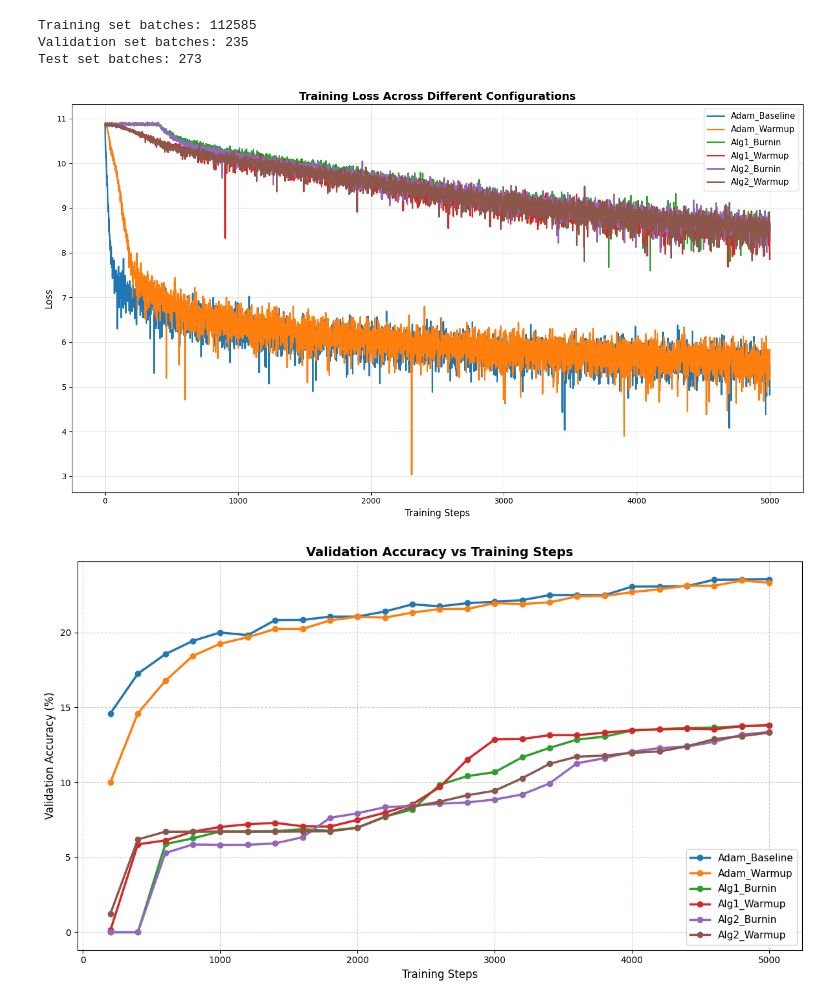
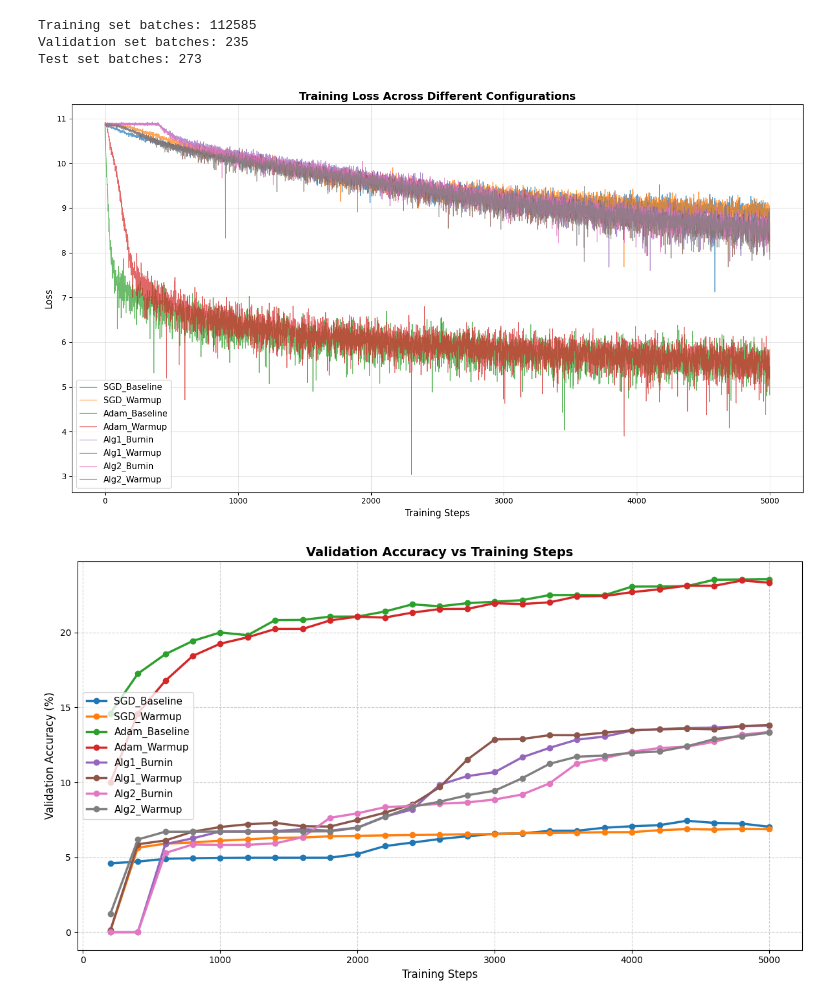
Before and after one commit to zochowskitomasz/OptimizationDataAnalysis, a Jupyter notebook: smallGPT/smallgpt-training-adam-new.ipynb, the cells around one changed output. Drawn from its saved outputs; the diff is of its cells as text; code cells hidden in the pictures.

```diff
--- a/smallGPT/smallgpt-training-adam-new.ipynb
+++ b/smallGPT/smallgpt-training-adam-new.ipynb
@@ -433,6 +433,8 @@ import numpy as np
 
 
 TEST_CONFIGS = [
+    ("SGD_Baseline", optim.SGD, 0, 0),
+    ("SGD_Warmup", optim.SGD, 0, 400),
     ("Adam_Baseline", optim.Adam, 0, 0),
     ("Adam_Warmup", optim.Adam, 0, 400),
     ("Alg1_Burnin", Alg1Optim, 400, 0),
@@ -490,22 +492,22 @@ TEST_CONFIGS = [
 # %%
 plt.figure(figsize=(14, 8))
 
 for name, _, _, _ in TEST_CONFIGS:
     try:
         train_loss_data = np.loadtxt(f"smallgpt-results/train_loss_{name}.txt")
-        plt.plot(train_loss_data, label=f"{name}", linewidth=2)
+        plt.plot(train_loss_data, label=f"{name}", linewidth=1, alpha=0.7)
     except FileNotFoundError:
         print(f"File not found: train_loss_{name}.txt")
 
 plt.xlabel("Training Steps", fontsize=12)
 plt.ylabel("Loss", fontsize=12)
 plt.title("Training Loss Across Different Configurations", fontsize=14, fontweight='bold')
 plt.legend(fontsize=11)
 plt.grid(True, alpha=0.3)
 plt.tight_layout()
 plt.show()
 # %% [output]
-[figure, old version]
+[figure, new version]
 # %%
 import matplotlib.pyplot as plt
 import numpy as np
@@ -537,7 +539,7 @@ plt.tight_layout()
 plt.savefig('val_accuracy_steps.png', dpi=300)
 plt.show()
 # %% [output]
-[figure, old version]
+[figure, new version]
 # %%
 import matplotlib.pyplot as plt
 import numpy as np
```
Also changed, not shown: parts of 2 cells of this notebook, 12 other files.
